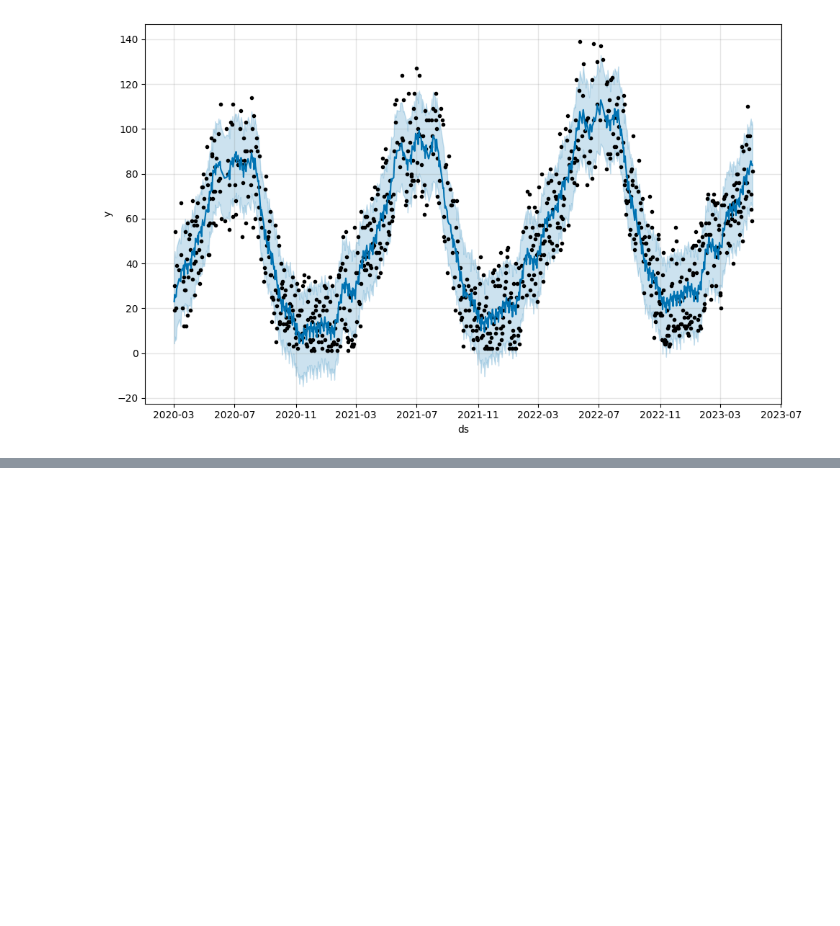
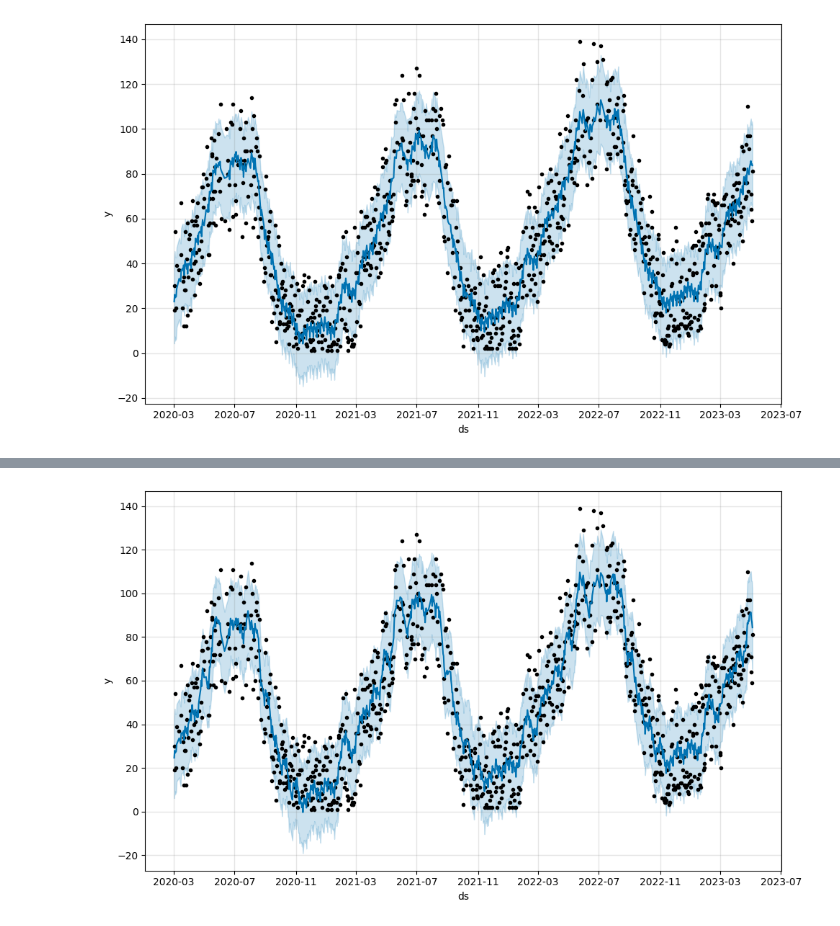
Before and after one commit to JCarapina/Estudos-praticos, a Jupyter notebook: series_prophet/notebooks/prophet.ipynb, the cells around one changed output, grey strips where cells are left out. Saved outputs shown, nothing was run; the diff lists cells and outputs as text; code cells hidden in the pictures; blank space fills up the shorter version.

```diff
--- a/series_prophet/notebooks/prophet.ipynb
+++ b/series_prophet/notebooks/prophet.ipynb
@@ -273,0 +277,9 @@ fig = modelo.plot(previsao)
+# %%
+
+np.random.seed(4587)
+modelo = Prophet(yearly_seasonality=20)
+modelo.fit(df_treino_sem_outliers)
+futuro = modelo.make_future_dataframe(periods=0, freq='D')
+previsao = modelo.predict(futuro)
+fig = modelo.plot(previsao)
+# %% [output]
@@ -273,0 +288 @@ fig = modelo.plot(previsao)
+[figure, added]
```
Also changed, not shown: parts of 8 cells of this notebook.
